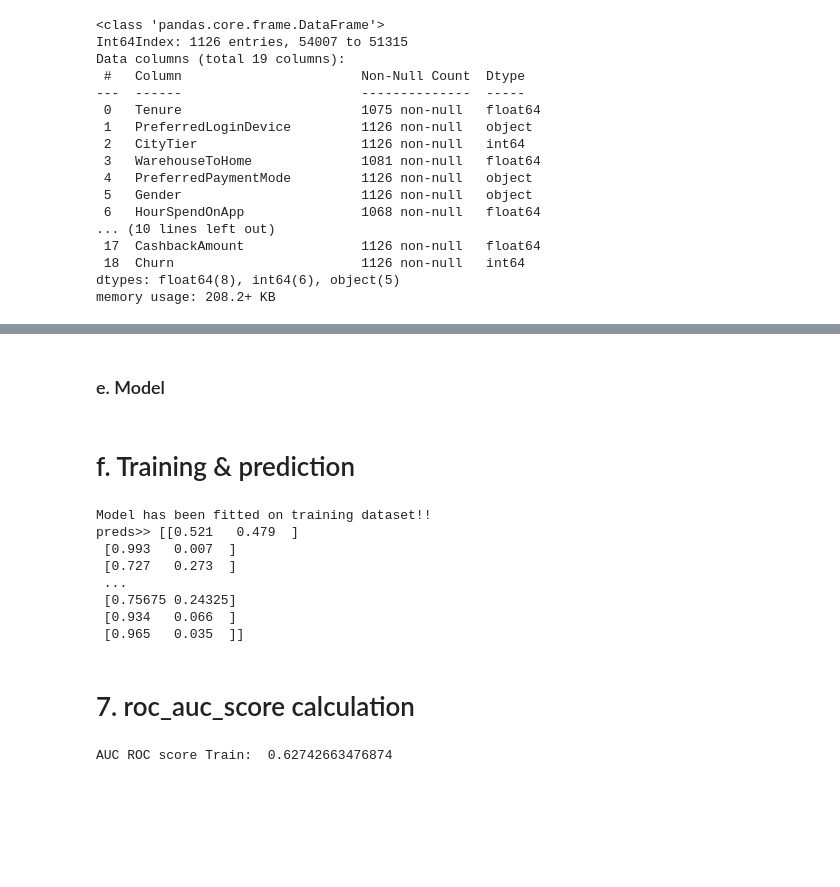
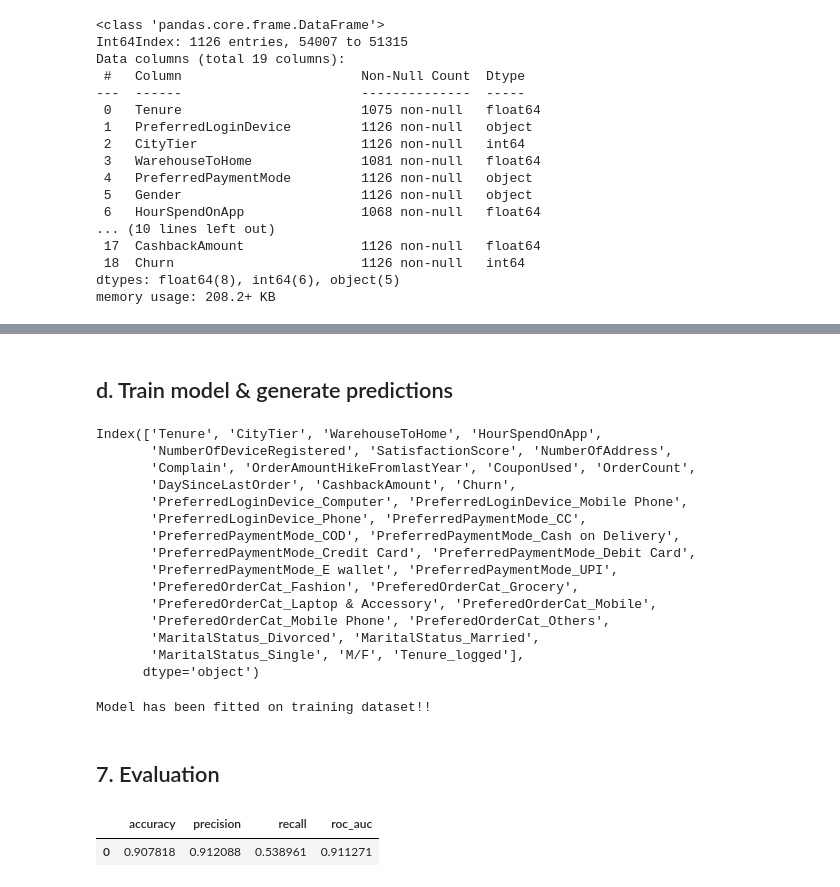
Before and after one commit to baksben/E-commerce-churn-pipeline, a Jupyter notebook: dspipeline/notebooks/final_testing.ipynb, the cells around one changed output, grey strips where cells are left out. Drawn from its saved outputs; the diff is of its cells as text; code cells hidden in the pictures; blank space fills up the shorter version.

```diff
--- a/dspipeline/notebooks/final_testing.ipynb
+++ b/dspipeline/notebooks/final_testing.ipynb
@@ -207 +271,8 @@ memory usage: 755.8+ KB
 X_y_test>> None
+# %%
+# log a variable
+X_y_train = Logger(X_y_train, 'Tenure').generate()
+X_y_test = Logger(X_y_test, 'Tenure').generate()
+
+print('X_y_train>>', X_y_train.info())
+print('X_y_test>>', X_y_test.info())
@@ -208,28 +297,37 @@ X_y_test>> None
 # %% [markdown]
-### e. Model
+## d. Train model & generate predictions
+# %%
+X_y_train.columns
+# %% [output]
+Index(['Tenure', 'CityTier', 'WarehouseToHome', 'HourSpendOnApp',
+       'NumberOfDeviceRegistered', 'SatisfactionScore', 'NumberOfAddress',
+       'Complain', 'OrderAmountHikeFromlastYear', 'CouponUsed', 'OrderCount',
+       'DaySinceLastOrder', 'CashbackAmount', 'Churn',
+       'PreferredLoginDevice_Computer', 'PreferredLoginDevice_Mobile Phone',
+       'PreferredLoginDevice_Phone', 'PreferredPaymentMode_CC',
+       'PreferredPaymentMode_COD', 'PreferredPaymentMode_Cash on Delivery',
+       'PreferredPaymentMode_Credit Card', 'PreferredPaymentMode_Debit Card',
+       'PreferredPaymentMode_E wallet', 'PreferredPaymentMode_UPI',
+       'PreferedOrderCat_Fashion', 'PreferedOrderCat_Grocery',
+       'PreferedOrderCat_Laptop & Accessory', 'PreferedOrderCat_Mobile',
+       'PreferedOrderCat_Mobile Phone', 'PreferedOrderCat_Others',
+       'MaritalStatus_Divorced', 'MaritalStatus_Married',
+       'MaritalStatus_Single', 'M/F', 'Tenure_logged'],
+      dtype='object')
 # %%
-# model_ = Model(feature_columns=X_FEATURES, target_column=Y_FEATURE, model=LogisticRegression, hyperparamaterers={'penalty': 'l2', 'solver': 'saga'})
-model_ = Model(feature_columns=X_FEATURES, target_column=Y_FEATURE, model=RandomForestClassifier, hyperparamaterers={'n_estimators': 1000, 'criterion': 'gini'})
+model_ = Model(feature_columns=X_FEATURES, target_column=Y_FEATURE, model=LogisticRegression, hyperparamaterers={'penalty': 'l2', 'solver': 'saga'})
+# model_ = Model(feature_columns=X_FEATURES, target_column=Y_FEATURE, model=RandomForestClassifier, hyperparamaterers={'n_estimators': 1000, 'criterion': 'gini'})
-# %% [markdown]
-# f. Training & prediction
 # %%
 model_.train(X_y_train)
-preds = model_.predict(X_y_test)
-print('preds>>', preds)
+preds = model_.predict_proba(X_y_test)
 # %% [output]
 Model has been fitted on training dataset!!
-preds>> [[0.521   0.479  ]
- [0.993   0.007  ]
- [0.727   0.273  ]
- ...
- [0.75675 0.24325]
- [0.934   0.066  ]
- [0.965   0.035  ]]
 # %% [markdown]
-# 7. roc_auc_score calculation
+## 7. Evaluation
-# %%
-X_y_test['roc_auc_score'] = preds[:, 1]
-
-print('AUC ROC score Train: ', roc_auc_score(X_y_test[Y_FEATURE], X_y_test['roc_auc_score']))
-# %% [output]
-AUC ROC score Train:  0.62742663476874
+# %%
+metric = Metric()
+
+metric.calculate_score(score_list=['accuracy', 'precision', 'recall', 'roc_auc'], y_true=X_y_test["Churn"], y_preds=preds)
+# %% [output]
+|  | accuracy | precision | recall | roc_auc |
+| 0 | 0.907818 | 0.912088 | 0.538961 | 0.911271 |
```
Also changed, not shown: parts of 17 cells of this notebook, 11 other files.
